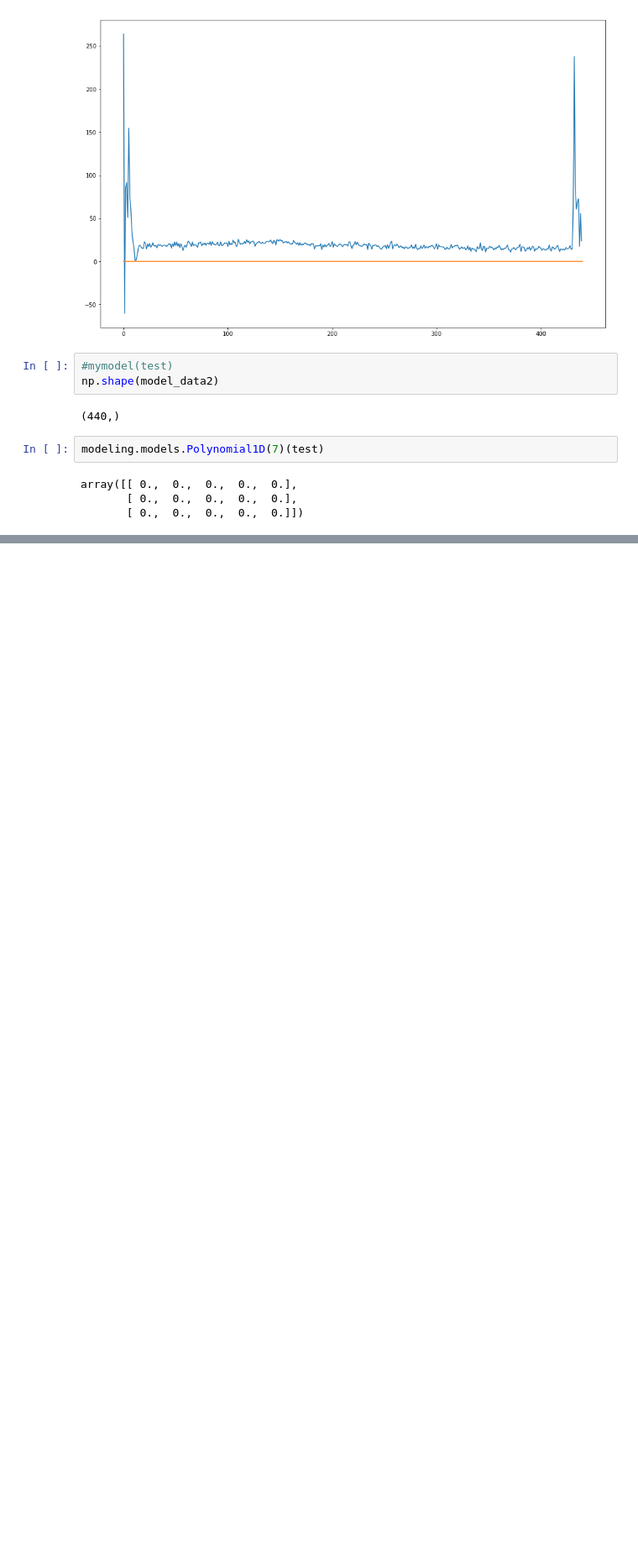
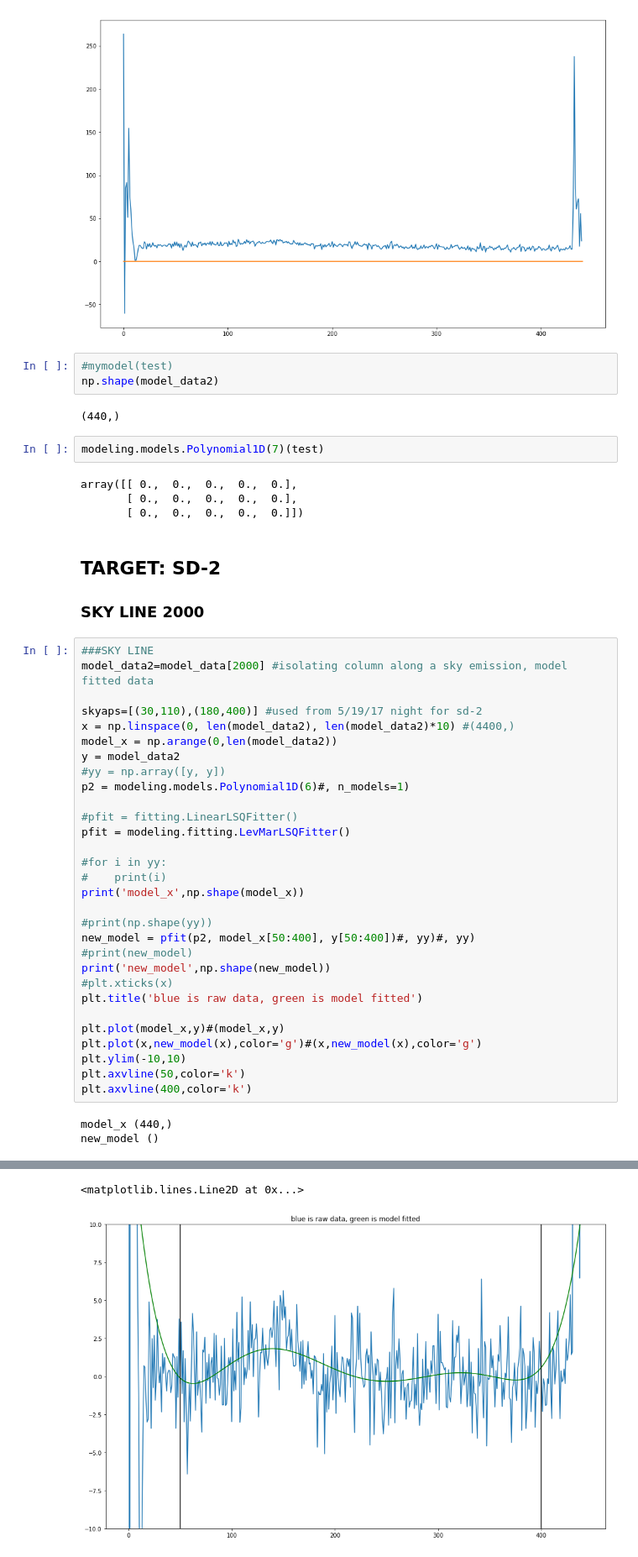
Before and after one commit to deerow22/data_reduction_scrap, a Jupyter notebook: checking sky model.ipynb, the cells around one changed output, grey strips where cells are left out. Shown at 84% size. Cells and saved outputs as stored; diff of their text form; blank space fills up the shorter version.

```diff
--- a/checking sky model.ipynb
+++ b/checking sky model.ipynb
@@ -245,3 +245,39 @@ modeling.models.Polynomial1D(7)(test)
 array([[ 0.,  0.,  0.,  0.,  0.],
        [ 0.,  0.,  0.,  0.,  0.],
        [ 0.,  0.,  0.,  0.,  0.]])
+# %% [markdown]
+## TARGET: SD-2
+### SKY LINE 2000
+# %%
+###SKY LINE
+model_data2=model_data[2000] #isolating column along a sky emission, model fitted data
+
+skyaps=[(30,110),(180,400)] #used from 5/19/17 night for sd-2
+x = np.linspace(0, len(model_data2), len(model_data2)*10) #(4400,)
+model_x = np.arange(0,len(model_data2))
+y = model_data2
+#yy = np.array([y, y])
+p2 = modeling.models.Polynomial1D(6)#, n_models=1)
+
+#pfit = fitting.LinearLSQFitter()
+pfit = modeling.fitting.LevMarLSQFitter()
+
+#for i in yy:
+#    print(i)
+print('model_x',np.shape(model_x))
+
+#print(np.shape(yy))
+new_model = pfit(p2, model_x[50:400], y[50:400])#, yy)#, yy)
+#print(new_model)
+print('new_model',np.shape(new_model))
+#plt.xticks(x)
+plt.title('blue is raw data, green is model fitted')
+
+plt.plot(model_x,y)#(model_x,y)
+plt.plot(x,new_model(x),color='g')#(x,new_model(x),color='g')
+plt.ylim(-10,10)
+plt.axvline(50,color='k')
+plt.axvline(400,color='k')
+# %% [output]
+model_x (440,)
+new_model ()
@@ -247,0 +285,2 @@ array([[ 0.,  0.,  0.,  0.,  0.],
+<matplotlib.lines.Line2D at 0x...>
+[figure, added]
```
Also changed, not shown: parts of 17 cells of this notebook.
